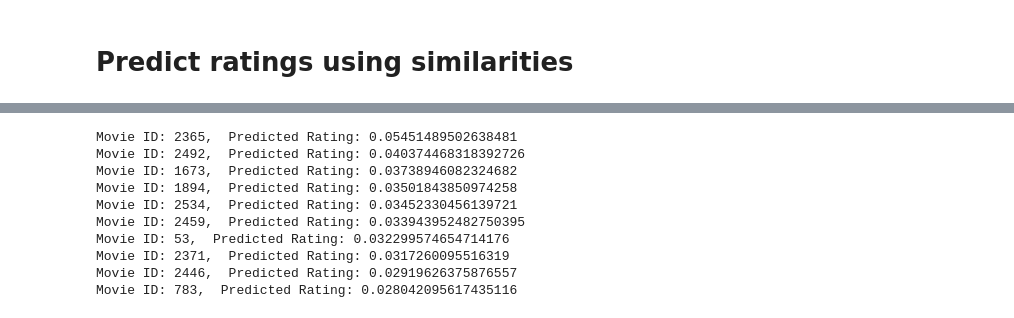
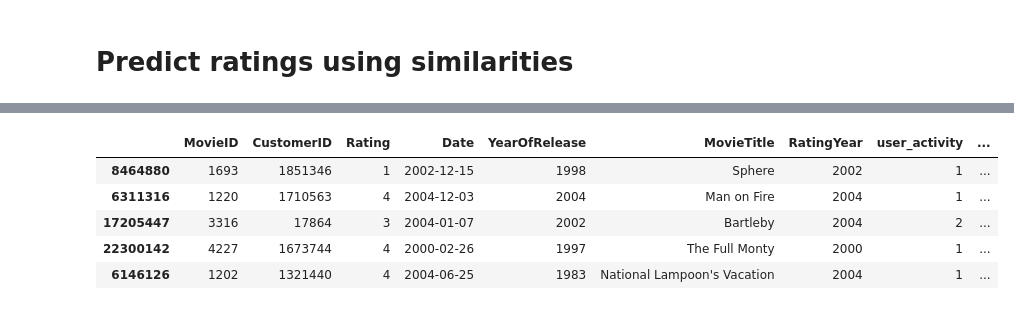
Before and after one commit to nadiaaflatounian/Recommender-systems-for-Movielens-and-Netflix, a Jupyter notebook: cf-userknn.ipynb, the cells around one changed output, grey strips where cells are left out. Saved outputs shown, nothing was run; the diff lists cells and outputs as text; code cells hidden in the pictures.

```diff
--- a/cf-userknn.ipynb
+++ b/cf-userknn.ipynb
@@ -45,0 +80,10 @@ dtype: object
+# %%
+# Assuming your DataFrame is named df
+# List the names of the columns you want to drop
+columns_to_drop = ['average_rating_per_movie', 'number_of_ratings_per_movie', 'MovieAge']
+
+# Drop the specified columns from the DataFrame
+training_df = training_df.drop(columns=columns_to_drop)
+
+# Display the DataFrame to verify the changes
+print(training_df.head())
@@ -337,34 +493,3 @@ def evaluate_predictions_csr(validation_data, csr_user_item_matrix, similarity_m
     rmse = sqrt(mean_squared_error(actual_ratings[valid_mask], predicted_ratings[valid_mask]))
 
     return rmse
-# %%
-def map_ids_to_indices(df, user_id_to_index, movie_id_to_index):
-    """
-    Map user IDs and movie IDs to their respective indices.
-
-    Parameters:
-    - df: DataFrame containing 'CustomerID', 'MovieID', and other columns.
-    - user_id_to_index: Dictionary mapping user IDs to indices.
-    - movie_id_to_index: Dictionary mapping movie IDs to indices.
-
-    Returns:
-    - DataFrame with added columns 'UserIndex' and 'MovieIndex' for the respective indices.
-    """
-
-    # Copy to avoid modifying the original DataFrame
-    modified_data = df.copy()
-
-    # Map 'CustomerID' to 'UserIndex'
-    modified_data['UserIndex'] = modified_data['CustomerID'].map(user_id_to_index)
-
-    # Map 'MovieID' to 'MovieIndex'
-    modified_data['MovieIndex'] = modified_data['MovieID'].map(movie_id_to_index)
-
-    # Optional: drop rows where either UserIndex or MovieIndex is NaN (i.e., ID wasn't found)
-    modified_data.dropna(subset=['UserIndex', 'MovieIndex'], inplace=True)
-
-    # Convert indices to integers (they might be floats due to NaN handling)
-    modified_data['UserIndex'] = modified_data['UserIndex'].astype(int)
-    modified_data['MovieIndex'] = modified_data['MovieIndex'].astype(int)
-
-    return modified_data
@@ -539,20 +690,9 @@ print(main_similarity_matrix.shape)
-# %%
-# Example usage
-similarity_matrix = main_similarity_matrix
-user_id = '12'  # Specify the user ID for which you want to generate recommendations
-recommendations = recommend_movies2(user_id, Main_csr_matrix, similarity_matrix, N=10)
-
-# Print the recommendations
-for movie_id, predicted_rating in recommendations:
-    print(f"Movie ID: {movie_id},  Predicted Rating: {predicted_rating}")
-# %% [output]
-Movie ID: 2365,  Predicted Rating: 0.05451489502638481
-Movie ID: 2492,  Predicted Rating: 0.040374468318392726
-Movie ID: 1673,  Predicted Rating: 0.03738946082324682
-Movie ID: 1894,  Predicted Rating: 0.03501843850974258
-Movie ID: 2534,  Predicted Rating: 0.03452330456139721
-Movie ID: 2459,  Predicted Rating: 0.033943952482750395
-Movie ID: 53,  Predicted Rating: 0.032299574654714176
-Movie ID: 2371,  Predicted Rating: 0.0317260095516319
-Movie ID: 2446,  Predicted Rating: 0.02919626375876557
-Movie ID: 783,  Predicted Rating: 0.028042095617435116
+# %%
+main_mapped_data.head()
+# %% [output]
+|  | MovieID | CustomerID | Rating | Date | YearOfRelease | MovieTitle | RatingYear | user_activity | ... |
+| 8464880 | 1693 | 1851346 | 1 | 2002-12-15 | 1998 | Sphere | 2002 | 1 | ... |
+| 6311316 | 1220 | 1710563 | 4 | 2004-12-03 | 2004 | Man on Fire | 2004 | 1 | ... |
+| 17205447 | 3316 | 17864 | 3 | 2004-01-07 | 2002 | Bartleby | 2004 | 2 | ... |
+| 22300142 | 4227 | 1673744 | 4 | 2000-02-26 | 1997 | The Full Monty | 2000 | 1 | ... |
+| 6146126 | 1202 | 1321440 | 4 | 2004-06-25 | 1983 | National Lampoon's Vacation | 2004 | 1 | ... |
```
Also changed, not shown: parts of 26 cells of this notebook, 1 other file.
